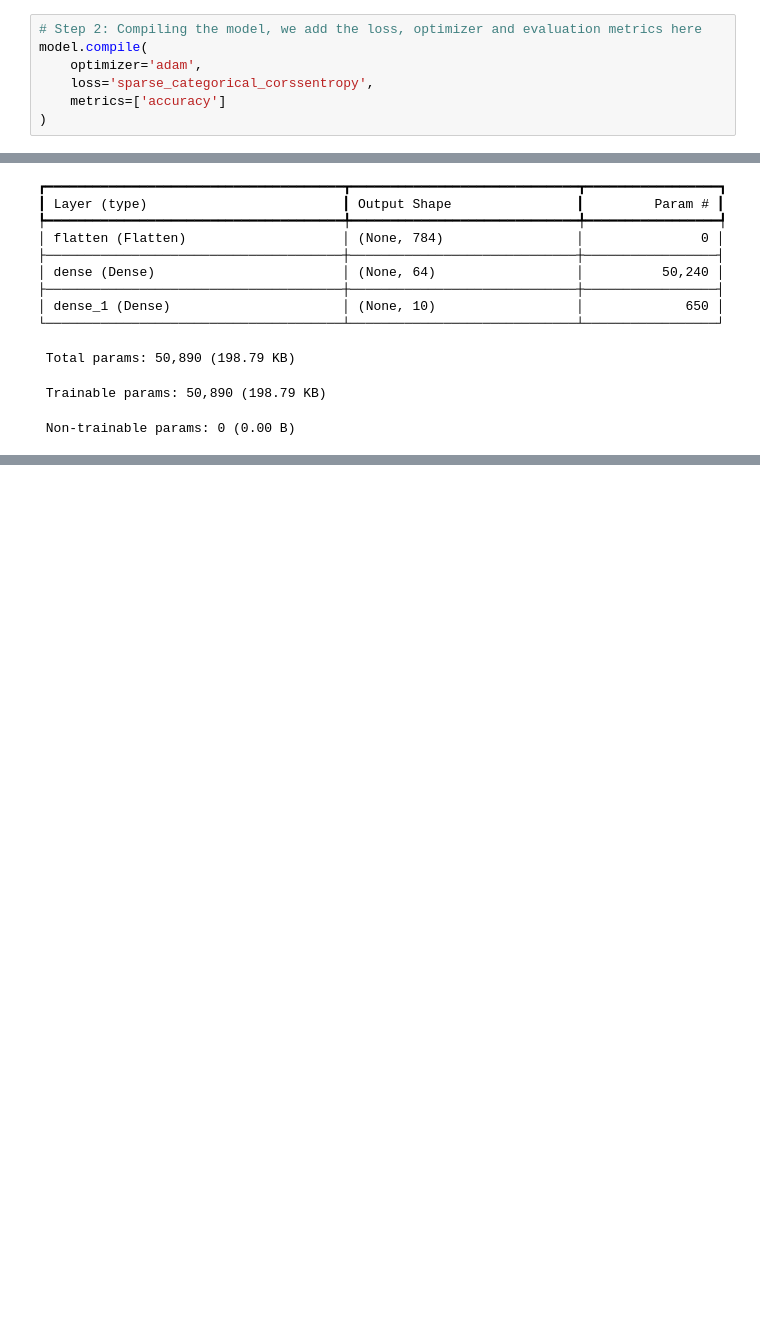
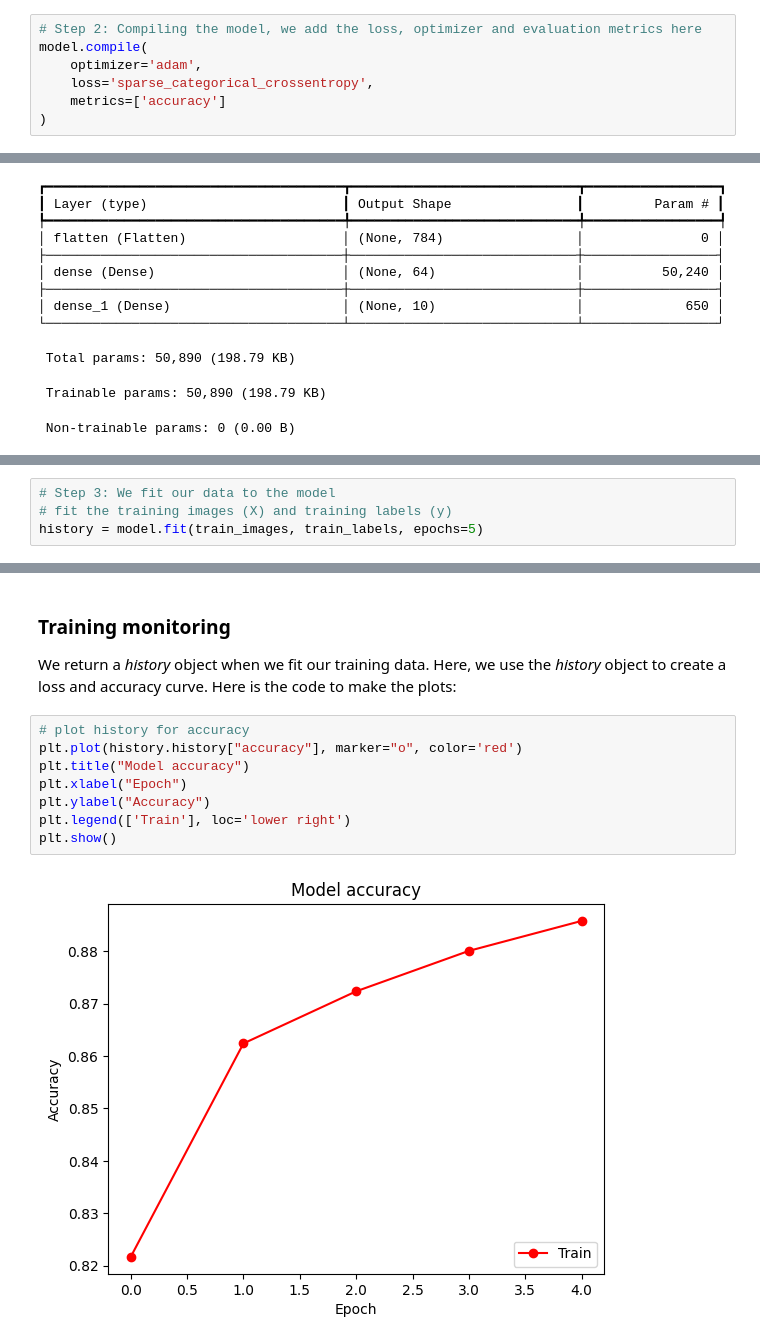
Before and after one commit to saulyaguana/Fashion-MNIST, a Jupyter notebook: 01-image-classifier.ipynb, the cells around one changed output, grey strips where cells are left out. Saved outputs shown, nothing was run; the diff lists cells and outputs as text; blank space fills up the shorter version.

Commit message:
Fitting, training monitoring, evaluating and model prediction

```diff
--- a/01-image-classifier.ipynb
+++ b/01-image-classifier.ipynb
@@ -159,7 +159,7 @@ The accuracy metric will give a true reflection of our model's performance:
 # Step 2: Compiling the model, we add the loss, optimizer and evaluation metrics here
 model.compile(
     optimizer='adam',
-    loss='sparse_categorical_corssentropy',
+    loss='sparse_categorical_crossentropy',
     metrics=['accuracy']
 )
 # %% [markdown]
@@ -184,0 +189,4 @@ Model: "sequential"
+# %%
+# Step 3: We fit our data to the model
+# fit the training images (X) and training labels (y)
+history = model.fit(train_images, train_labels, epochs=5)
@@ -184,0 +204,14 @@ Model: "sequential"
+# %% [markdown]
+### Training monitoring
+
+We return a *history* object when we fit our training data. Here, we use the *history* object to create a loss and accuracy curve. Here is the code to make the plots:
+# %%
+# plot history for accuracy
+plt.plot(history.history["accuracy"], marker="o", color='red')
+plt.title("Model accuracy")
+plt.xlabel("Epoch")
+plt.ylabel("Accuracy")
+plt.legend(['Train'], loc='lower right')
+plt.show()
+# %% [output]
+[figure, added]
```
Also changed, not shown: parts of 12 cells of this notebook.
